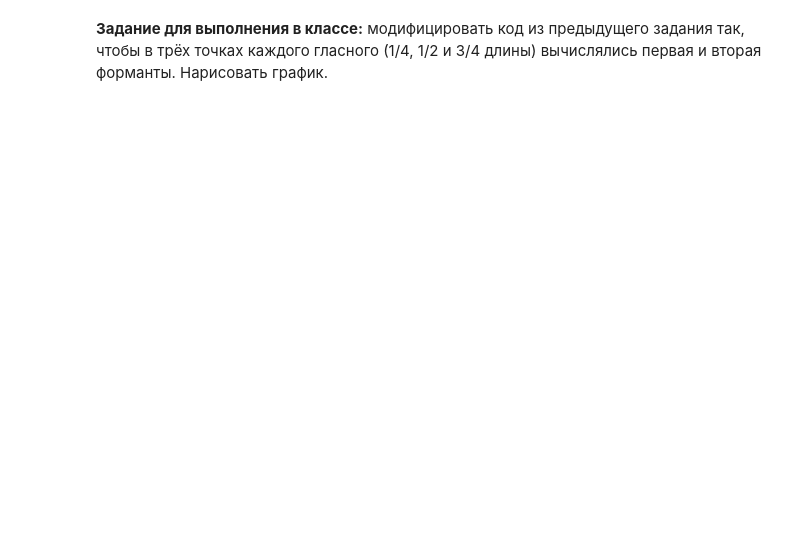
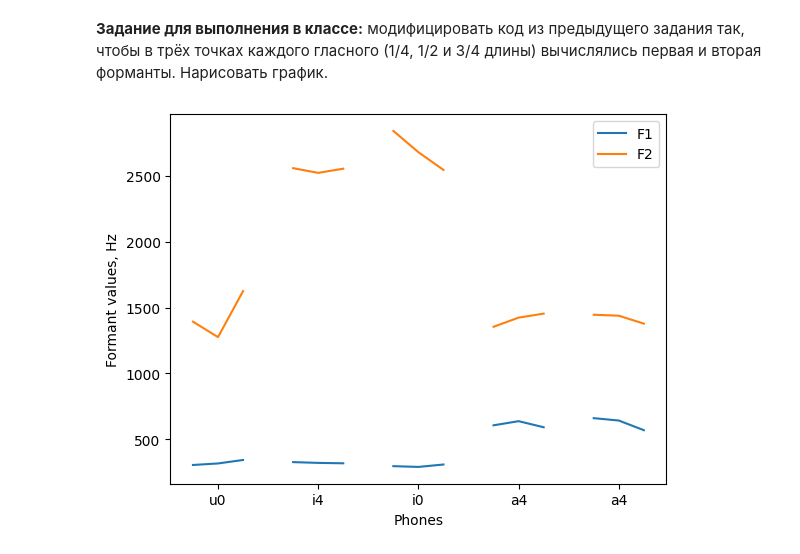
Before and after one commit to PKholyavin/mastersprogramming, a Jupyter notebook: parselmouth_ans.ipynb, the cells around one changed output. Saved outputs shown, nothing was run; the diff lists cells and outputs as text; code cells hidden in the pictures; blank space fills up the shorter version.

```diff
--- a/parselmouth_ans.ipynb
+++ b/parselmouth_ans.ipynb
@@ -88,21 +93,27 @@ formants = sound.to_formant_burg()
 # %%
 x_ticks = []
 f1_values = []
 f2_values = []
 
 for left, right in zip(labels, labels[1:]):
-    if not left["name"].startswith(tuple("ieaouy")):
+    if not left["name"].startswith(tuple("ieaouy")):  # оставим только гласные
         continue
-    x_ticks.extend(["", left["name"], "", ""])
+    x_ticks.append(left["name"])
     quarter_dur = (right["position"] - left["position"]) / 4 / params["SAMPLING_FREQ"]
     start_dur = left["position"] / params["SAMPLING_FREQ"]
     for i in range(1, 4):
         f1_values.append(formants.get_value_at_time(1, start_dur + quarter_dur * i))
         f2_values.append(formants.get_value_at_time(2, start_dur + quarter_dur * i))
     f1_values.append(np.nan)  # вставим дырки для удобства визуализации
     f2_values.append(np.nan)
 
-plt.plot(f1_values)
-plt.plot(f2_values)
-plt.xticks(range(len(f1_values)), labels=x_ticks)
+plt.plot(f1_values, label="F1")
+plt.plot(f2_values, label="F2")
+xtick_locations = range(1, len(f1_values), 4)  # оставим засечки на оси X только в середине каждого звука (каждая четвёртая точка, начиная со второй)
+plt.xticks(xtick_locations, labels=x_ticks)
+plt.xlabel("Phones")
+plt.ylabel("Formant values, Hz")
+plt.legend()  # легенда графика из лейблов
 plt.show()
+# %% [output]
+[figure, added]
```
Also changed, not shown: parts of 2 cells of this notebook, 1 other file.
